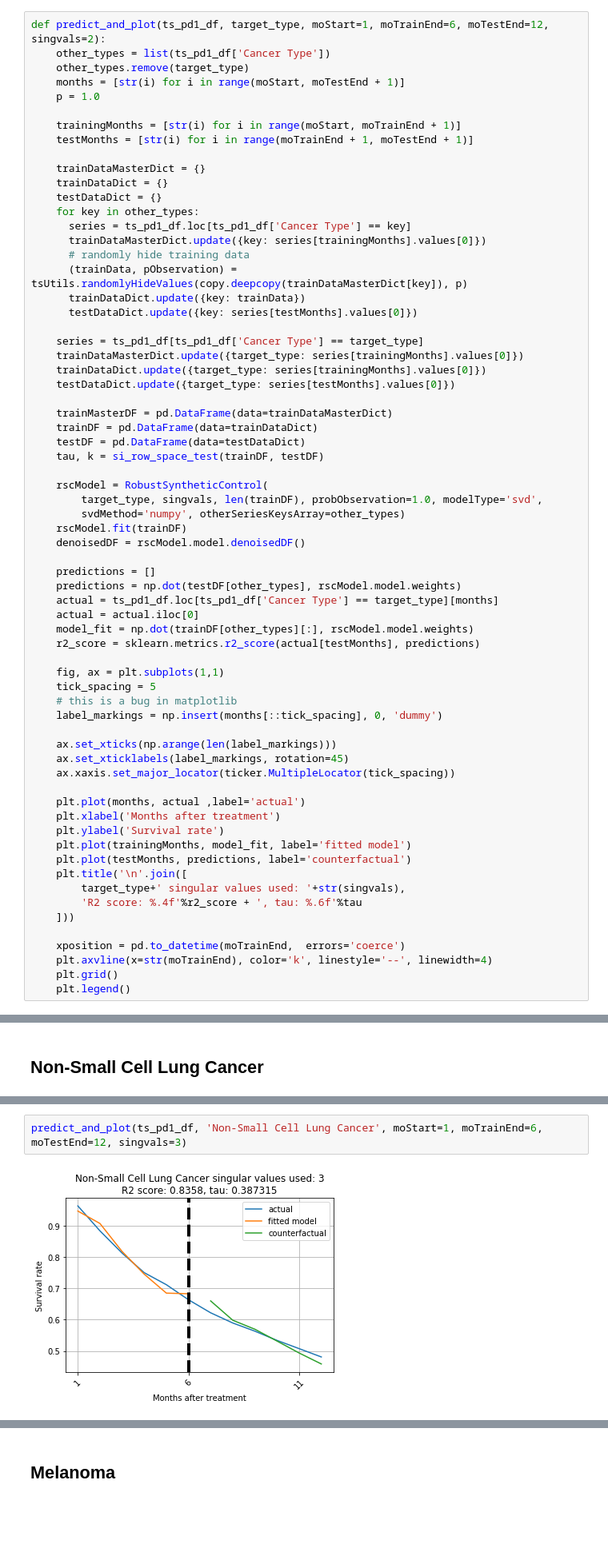
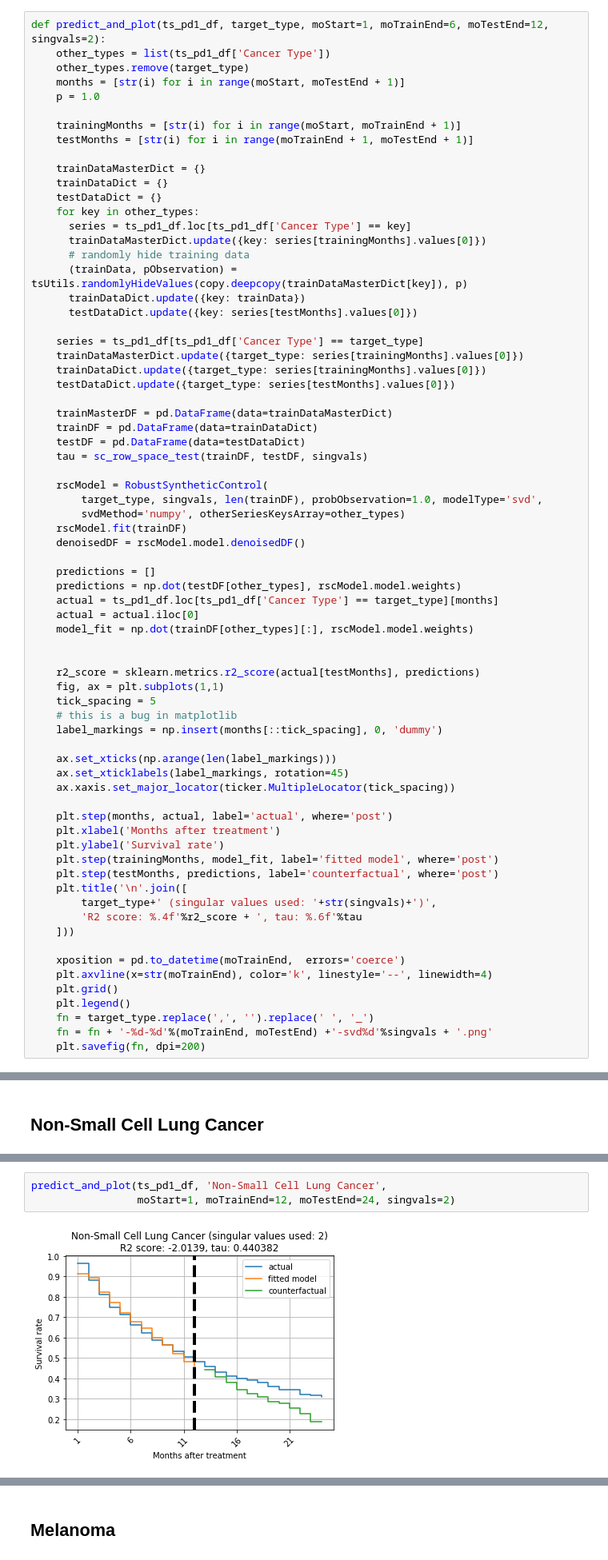
Before and after one commit to changhw01/gemini, a Jupyter notebook: 2021_01_04_sc.ipynb, the cells around one changed output, grey strips where cells are left out. Shown at 80% size. Cells and saved outputs as stored; diff of their text form; blank space fills up the shorter version.

Commit message:
Update figures and compute tau

```diff
--- a/2021_01_04_sc.ipynb
+++ b/2021_01_04_sc.ipynb
@@ -100,7 +162,7 @@ def predict_and_plot(ts_pd1_df, target_type, moStart=1, moTrainEnd=6, moTestEnd=
     trainMasterDF = pd.DataFrame(data=trainDataMasterDict)
     trainDF = pd.DataFrame(data=trainDataDict)
     testDF = pd.DataFrame(data=testDataDict)
-    tau, k = si_row_space_test(trainDF, testDF)
+    tau = sc_row_space_test(trainDF, testDF, singvals)
 
     rscModel = RobustSyntheticControl(
         target_type, singvals, len(trainDF), probObservation=1.0, modelType='svd',
@@ -113,8 +175,9 @@ def predict_and_plot(ts_pd1_df, target_type, moStart=1, moTrainEnd=6, moTestEnd=
     actual = ts_pd1_df.loc[ts_pd1_df['Cancer Type'] == target_type][months]
     actual = actual.iloc[0]
     model_fit = np.dot(trainDF[other_types][:], rscModel.model.weights)
+
+
     r2_score = sklearn.metrics.r2_score(actual[testMonths], predictions)
-
     fig, ax = plt.subplots(1,1)
     tick_spacing = 5
     # this is a bug in matplotlib
@@ -124,13 +187,13 @@ def predict_and_plot(ts_pd1_df, target_type, moStart=1, moTrainEnd=6, moTestEnd=
     ax.set_xticklabels(label_markings, rotation=45)
     ax.xaxis.set_major_locator(ticker.MultipleLocator(tick_spacing))
 
-    plt.plot(months, actual ,label='actual')
+    plt.step(months, actual, label='actual', where='post')
     plt.xlabel('Months after treatment')
     plt.ylabel('Survival rate')
-    plt.plot(trainingMonths, model_fit, label='fitted model')
-    plt.plot(testMonths, predictions, label='counterfactual')
+    plt.step(trainingMonths, model_fit, label='fitted model', where='post')
+    plt.step(testMonths, predictions, label='counterfactual', where='post')
     plt.title('\n'.join([
-        target_type+' singular values used: '+str(singvals),
+        target_type+' (singular values used: '+str(singvals)+')',
         'R2 score: %.4f'%r2_score + ', tau: %.6f'%tau
     ]))
 
@@ -138,3 +201,6 @@ def predict_and_plot(ts_pd1_df, target_type, moStart=1, moTrainEnd=6, moTestEnd=
     plt.axvline(x=str(moTrainEnd), color='k', linestyle='--', linewidth=4)
     plt.grid()
     plt.legend()
+    fn = target_type.replace(',', '').replace(' ', '_')
+    fn = fn + '-%d-%d'%(moTrainEnd, moTestEnd) +'-svd%d'%singvals + '.png'
+    plt.savefig(fn, dpi=200)
@@ -147,4 +221,5 @@ predict_and_plot(ts_pd1_df, 'Non-Small Cell Lung Cancer', moStart=1, moTrainEnd=
 # %%
-predict_and_plot(ts_pd1_df, 'Non-Small Cell Lung Cancer', moStart=1, moTrainEnd=6, moTestEnd=12, singvals=3)
+predict_and_plot(ts_pd1_df, 'Non-Small Cell Lung Cancer',
+                 moStart=1, moTrainEnd=12, moTestEnd=24, singvals=2)
 # %% [output]
-[figure, old version]
+[figure, new version]
```
Also changed, not shown: parts of 25 cells of this notebook, 1 other file.
